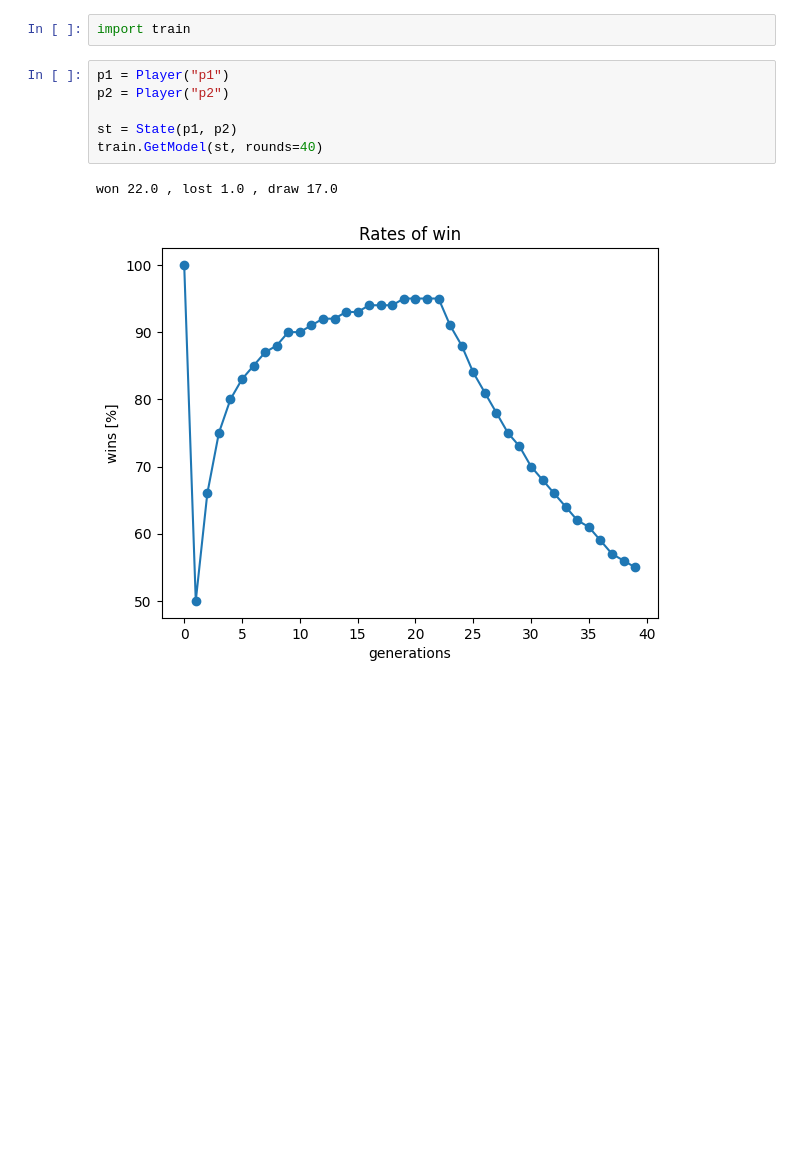
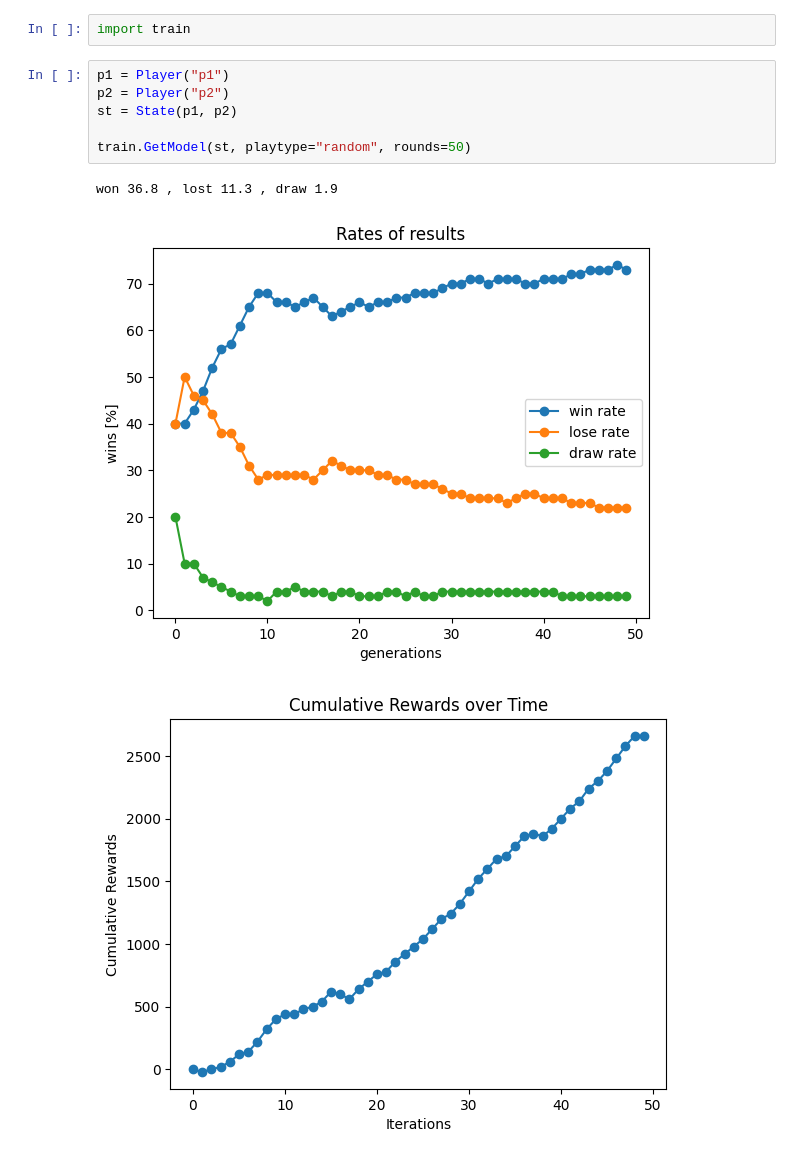
Before and after one commit to leighannelem/checkersRL_math156_24, a Jupyter notebook: new_notebook.ipynb, the cells around one changed output. Saved outputs shown, nothing was run; the diff lists cells and outputs as text; blank space fills up the shorter version.

```diff
--- a/new_notebook.ipynb
+++ b/new_notebook.ipynb
@@ -10,9 +10,10 @@ import train
 # %%
 p1 = Player("p1")
 p2 = Player("p2")
+st = State(p1, p2)
 
-st = State(p1, p2)
-train.GetModel(st, rounds=40)
+train.GetModel(st, playtype="random", rounds=50)
 # %% [output]
-won 22.0 , lost 1.0 , draw 17.0
+won 36.8 , lost 11.3 , draw 1.9
-[figure, old version]
+[figure, new version]
+[figure, added]
```
Also changed, not shown: parts of 6 cells of this notebook, 4 other files.
